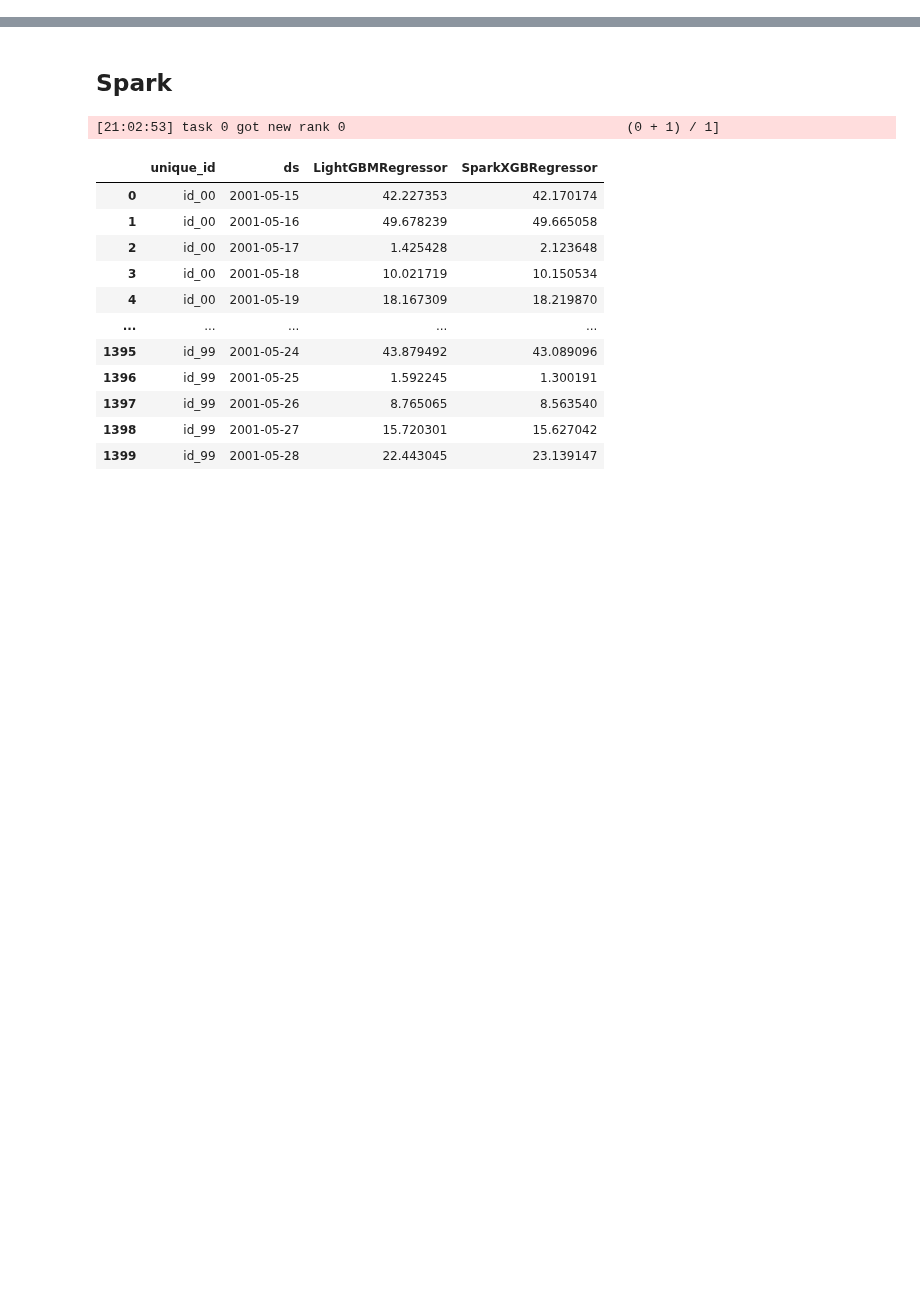
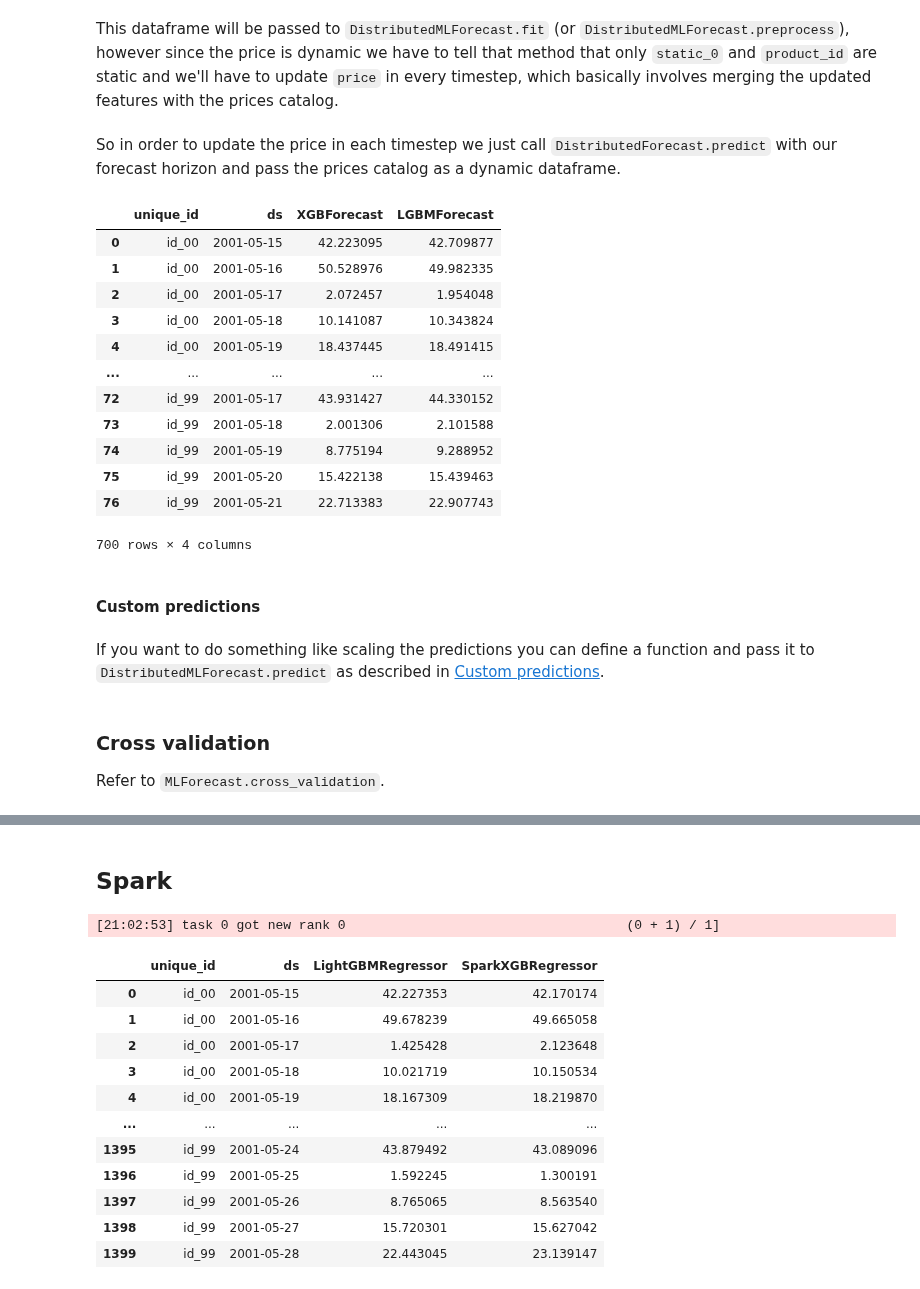
Before and after one commit to Nixtla/mlforecast, a Jupyter notebook: nbs/distributed.fugue.ipynb, the cells around one changed output, grey strips where cells are left out. Cells and saved outputs as stored; diff of their text form; code cells hidden in the pictures; blank space fills up the shorter version.

```diff
--- a/nbs/distributed.fugue.ipynb
+++ b/nbs/distributed.fugue.ipynb
@@ -536,0 +737,2 @@ series
+# %%
+fcst.fit(partitioned_series, id_col='unique_id', time_col='ds', target_col='y')
@@ -536,0 +871,4 @@ series
+# %%
+dynamic_series = series.rename(columns={'static_1': 'product_id'})
+prices_catalog = generate_prices_for_series(dynamic_series)
+prices_catalog
@@ -536,0 +891,5 @@ series
+# %%
+dynamic_series = partitioned_series.rename(columns={'static_1': 'product_id'})
+dynamic_series = dynamic_series
+series_with_prices = dynamic_series.merge(prices_catalog, how='left')
+series_with_prices.head()
@@ -536,0 +903,41 @@ series
+# %% [markdown]
+This dataframe will be passed to `DistributedMLForecast.fit` (or `DistributedMLForecast.preprocess`), however since the price is dynamic we have to tell that method that only `static_0` and `product_id` are static and we'll have to update `price` in every timestep, which basically involves merging the updated features with the prices catalog.
+# %%
+fcst = DistributedMLForecast(
+    models,
+    freq='D',
+    lags=[7],
+    lag_transforms={
+        1: [expanding_mean],
+        7: [(rolling_mean, 14)]
+    },
+    date_features=['dayofweek', 'month'],
+    num_threads=1,
+)
+series_with_prices = series_with_prices
+fcst.fit(
+    series_with_prices,
+    id_col='unique_id',
+    time_col='ds',
+    target_col='y',
+    static_features=['static_0', 'product_id'],
+)
+# %% [markdown]
+So in order to update the price in each timestep we just call `DistributedForecast.predict` with our forecast horizon and pass the prices catalog as a dynamic dataframe.
+# %%
+preds = fcst.predict(7, dynamic_dfs=[prices_catalog])
+preds.compute()
+# %% [output]
+|  | unique_id | ds | XGBForecast | LGBMForecast |
+| 0 | id_00 | 2001-05-15 | 42.223095 | 42.709877 |
+| 1 | id_00 | 2001-05-16 | 50.528976 | 49.982335 |
+| 2 | id_00 | 2001-05-17 | 2.072457 | 1.954048 |
+| 3 | id_00 | 2001-05-18 | 10.141087 | 10.343824 |
+| 4 | id_00 | 2001-05-19 | 18.437445 | 18.491415 |
+| ... | ... | ... | ... | ... |
+| 72 | id_99 | 2001-05-17 | 43.931427 | 44.330152 |
+| 73 | id_99 | 2001-05-18 | 2.001306 | 2.101588 |
+| 74 | id_99 | 2001-05-19 | 8.775194 | 9.288952 |
+| 75 | id_99 | 2001-05-20 | 15.422138 | 15.439463 |
+| 76 | id_99 | 2001-05-21 | 22.713383 | 22.907743 |
+700 rows × 4 columns
@@ -536,0 +958,7 @@ series
+# %% [markdown]
+#### Custom predictions
+# %% [markdown]
+If you want to do something like scaling the predictions you can define a function and pass it to `DistributedMLForecast.predict` as described in <a href="/forecast.html#custom-predictions">Custom predictions</a>.
+# %% [markdown]
+### Cross validation
+Refer to `MLForecast.cross_validation`.
```
Also changed, not shown: parts of 62 cells of this notebook.
